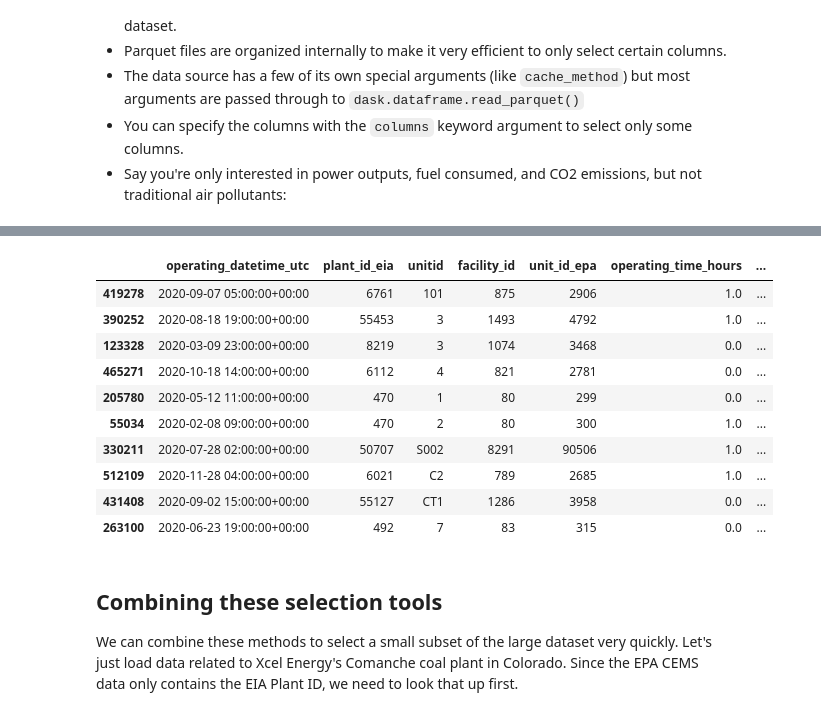
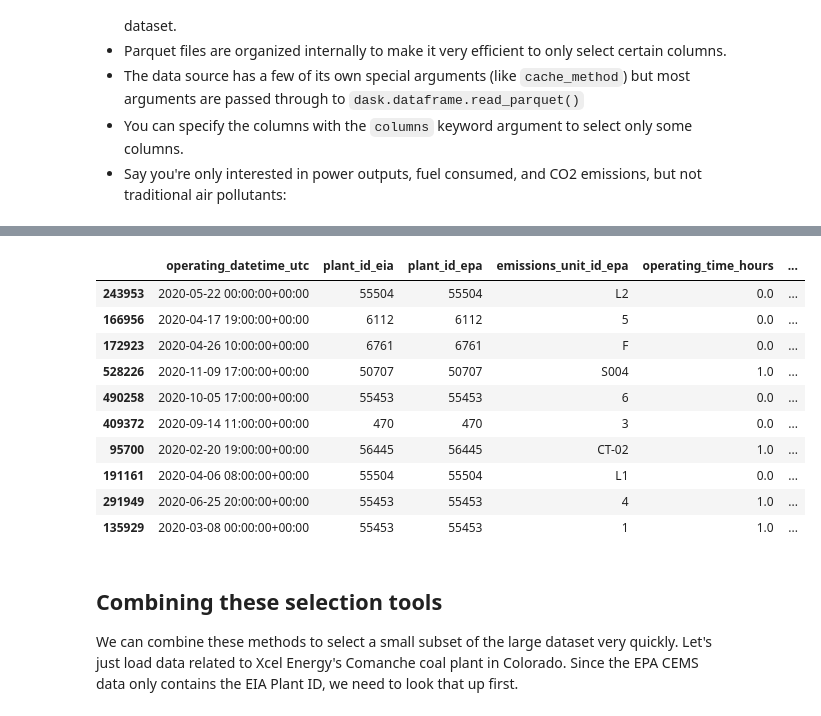
Before and after one commit to catalyst-cooperative/pudl-examples, a Jupyter notebook: notebooks/03-pudl-parquet.ipynb, the cells around one changed output, grey strips where cells are left out. Drawn from its saved outputs; the diff is of its cells as text; code cells hidden in the pictures.

```diff
--- a/notebooks/03-pudl-parquet.ipynb
+++ b/notebooks/03-pudl-parquet.ipynb
@@ -224,0 +84,5 @@ Wall time: 878 ms
+# %%
+%%time
+from pathlib import Path
+epacems_path = Path(pudl_settings["parquet_dir"]) / "epacems/hourly_emissions_epacems.parquet"
+epacems_dd = dd.read_parquet(epacems_path)
@@ -298,19 +178,21 @@ epacems_df.sample(10)
 ghg_cols = [
     "operating_datetime_utc",
     "plant_id_eia",
-    "unitid",
-    "facility_id",
-    "unit_id_epa",
+    "plant_id_epa",
+    "emissions_unit_id_epa",
     "operating_time_hours",
     "gross_load_mw",
     "heat_content_mmbtu",
     "co2_mass_tons",
 ]
-epacems_dd = pudl_cat.hourly_emissions_epacems(
-    cache_method=CACHE_METHOD,
+epacems_dd = dd.read_parquet(
+    epacems_path,
+    engine="pyarrow",
+    index=False,
+    split_row_groups=True,
     filters=year_state_filter(years=[2020], states=["CO"]),
     columns=ghg_cols,
-).to_dask()
+)
 epacems_df = epacems_dd.compute()
 epacems_df.sample(10)
 # %% [output]
@@ -319,14 +201,14 @@ Wall time: 1.18 s
-|  | operating_datetime_utc | plant_id_eia | unitid | facility_id | unit_id_epa | operating_time_hours | ... |
-| 419278 | 2020-09-07 05:00:00+00:00 | 6761 | 101 | 875 | 2906 | 1.0 | ... |
-| 390252 | 2020-08-18 19:00:00+00:00 | 55453 | 3 | 1493 | 4792 | 1.0 | ... |
-| 123328 | 2020-03-09 23:00:00+00:00 | 8219 | 3 | 1074 | 3468 | 0.0 | ... |
-| 465271 | 2020-10-18 14:00:00+00:00 | 6112 | 4 | 821 | 2781 | 0.0 | ... |
-| 205780 | 2020-05-12 11:00:00+00:00 | 470 | 1 | 80 | 299 | 0.0 | ... |
-| 55034 | 2020-02-08 09:00:00+00:00 | 470 | 2 | 80 | 300 | 1.0 | ... |
-| 330211 | 2020-07-28 02:00:00+00:00 | 50707 | S002 | 8291 | 90506 | 1.0 | ... |
-| 512109 | 2020-11-28 04:00:00+00:00 | 6021 | C2 | 789 | 2685 | 1.0 | ... |
-| 431408 | 2020-09-02 15:00:00+00:00 | 55127 | CT1 | 1286 | 3958 | 0.0 | ... |
-| 263100 | 2020-06-23 19:00:00+00:00 | 492 | 7 | 83 | 315 | 0.0 | ... |
+|  | operating_datetime_utc | plant_id_eia | plant_id_epa | emissions_unit_id_epa | operating_time_hours | ... |
+| 243953 | 2020-05-22 00:00:00+00:00 | 55504 | 55504 | L2 | 0.0 | ... |
+| 166956 | 2020-04-17 19:00:00+00:00 | 6112 | 6112 | 5 | 0.0 | ... |
+| 172923 | 2020-04-26 10:00:00+00:00 | 6761 | 6761 | F | 0.0 | ... |
+| 528226 | 2020-11-09 17:00:00+00:00 | 50707 | 50707 | S004 | 1.0 | ... |
+| 490258 | 2020-10-05 17:00:00+00:00 | 55453 | 55453 | 6 | 0.0 | ... |
+| 409372 | 2020-09-14 11:00:00+00:00 | 470 | 470 | 3 | 0.0 | ... |
+| 95700 | 2020-02-20 19:00:00+00:00 | 56445 | 56445 | CT-02 | 1.0 | ... |
+| 191161 | 2020-04-06 08:00:00+00:00 | 55504 | 55504 | L1 | 0.0 | ... |
+| 291949 | 2020-06-25 20:00:00+00:00 | 55453 | 55453 | 4 | 1.0 | ... |
+| 135929 | 2020-03-08 00:00:00+00:00 | 55453 | 55453 | 1 | 1.0 | ... |
 # %% [markdown]
 ## Combining these selection tools
 We can combine these methods to select a small subset of the large dataset very quickly. Let's just load data related to Xcel Energy's Comanche coal plant in Colorado. Since the EPA CEMS data only contains the EIA Plant ID, we need to look that up first.
```
Also changed, not shown: parts of 31 cells of this notebook, 2 other files.
